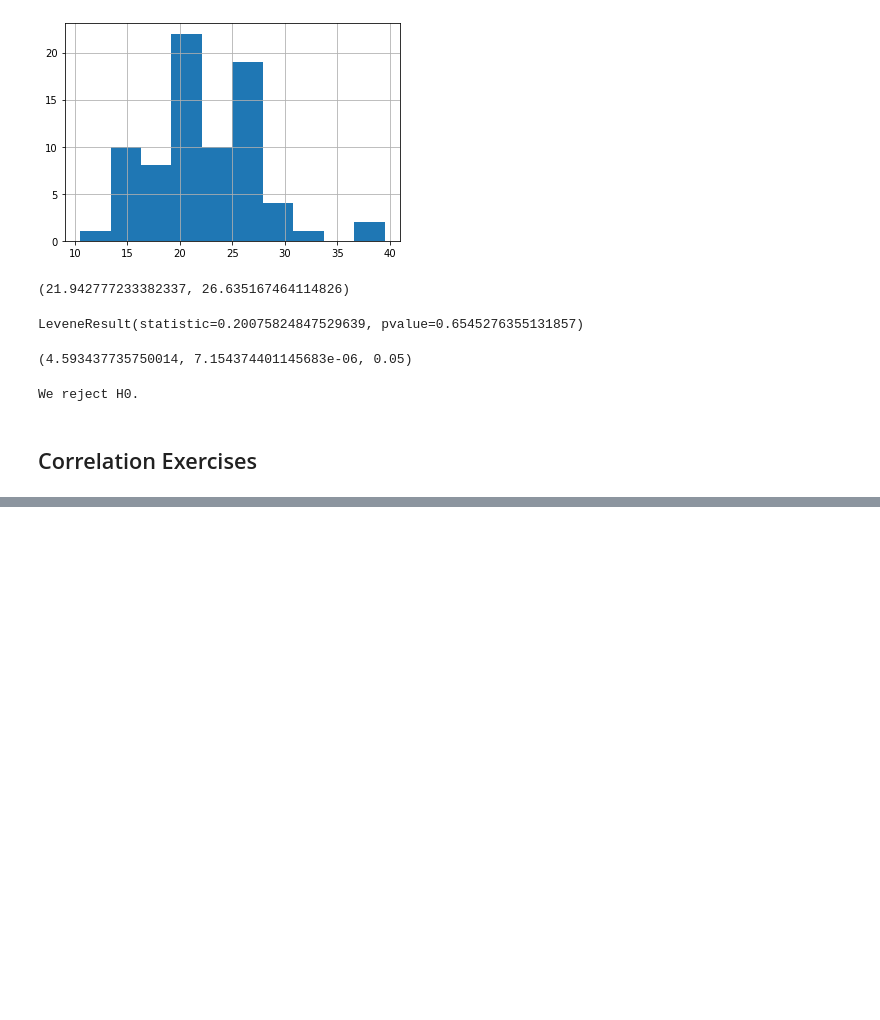
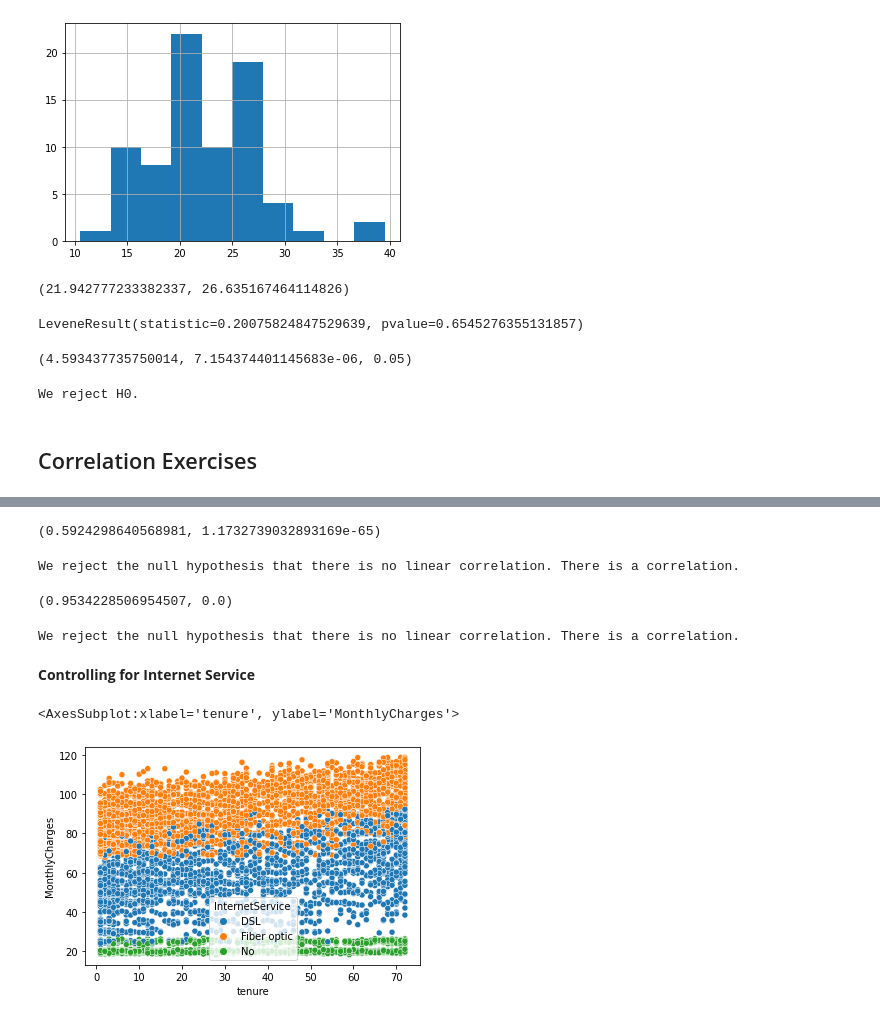
Before and after one commit to kristofer-rivera/statistics-exercises, a Jupyter notebook: hypothesis_testing.ipynb, the cells around one changed output, grey strips where cells are left out. Cells and saved outputs as stored; diff of their text form; code cells hidden in the pictures; blank space fills up the shorter version.

```diff
--- a/hypothesis_testing.ipynb
+++ b/hypothesis_testing.ipynb
@@ -293,0 +435,45 @@ We reject H0.
+# %%
+# Calculating Pearson's Correlation Coefficient - Tenure vs. Monthly Charges (Without Phone Service)
+
+x = no_phone_service.tenure
+y = no_phone_service.MonthlyCharges
+
+corr, p = stats.pearsonr(x, y)
+corr, p
+# %% [output]
+(0.5924298640568981, 1.1732739032893169e-65)
+# %%
+# Outcome
+alpha = .05
+if p < alpha:
+    print('We reject the null hypothesis that there is no linear correlation. There is a correlation.')
+else:
+    print('We cannot reject the null hyptohesis that there is no linear correlation.')
+# %% [output]
+We reject the null hypothesis that there is no linear correlation. There is a correlation.
+# %%
+# Calculating Pearson's Correlation Coefficient - Tenure vs. Total Charges (Without Phone Service)
+
+x = no_phone_service.tenure
+y = no_phone_service.TotalCharges
+
+corr, p = stats.pearsonr(x, y)
+corr, p
+# %% [output]
+(0.9534228506954507, 0.0)
+# %%
+# Outcome
+alpha = .05
+if p < alpha:
+    print('We reject the null hypothesis that there is no linear correlation. There is a correlation.')
+else:
+    print('We cannot reject the null hyptohesis that there is no linear correlation.')
+# %% [output]
+We reject the null hypothesis that there is no linear correlation. There is a correlation.
+# %% [markdown]
+**Controlling for Internet Service**
+# %%
+sns.scatterplot(data=df, x = 'tenure', y= 'MonthlyCharges', hue = 'InternetService')
+# %% [output]
+<AxesSubplot:xlabel='tenure', ylabel='MonthlyCharges'>
+[figure, added]
```
Also changed, not shown: parts of 47 cells of this notebook.
